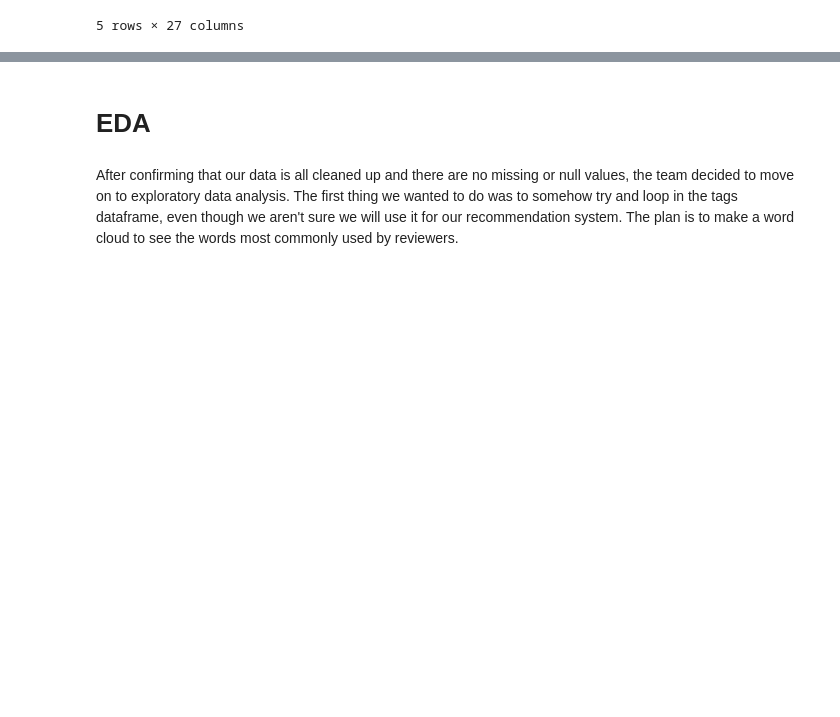
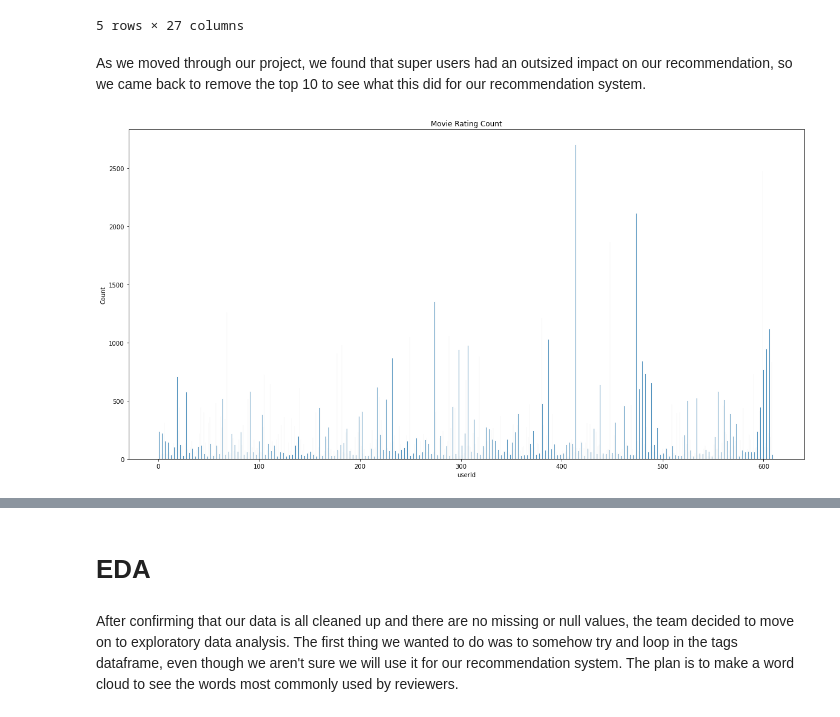
Before and after one commit to MackoyS/movielens-recommendation-system, a Jupyter notebook: eda_mackoy.ipynb, the cells around one changed output, grey strips where cells are left out. Cells and saved outputs as stored; diff of their text form; code cells hidden in the pictures; blank space fills up the shorter version.

Commit message:
Update to project notes.

```diff
--- a/eda_mackoy.ipynb
+++ b/eda_mackoy.ipynb
@@ -392,3 +392,12 @@ movie.head()
 | 3 | 1 | Toy Story | Adventure|Animation|Children|Come... | 15 | 2.5 | 1510577970 | 1995 | 0 | 1 | 1 | ... |
 | 4 | 1 | Toy Story | Adventure|Animation|Children|Come... | 17 | 4.5 | 1305696483 | 1995 | 0 | 1 | 1 | ... |
 5 rows × 27 columns
+# %% [markdown]
+As we moved through our project, we found that super users had an outsized impact on our recommendation, so we came back to remove the top 10 to see what this did for our recommendation system.
+# %%
+#plotting users
+plt.figure(figsize=(20,10))
+sns.histplot(data=movie, x='userId', binwidth=.2)
+plt.title('Movie Rating Count');
+# %% [output]
+[figure, added]
```
Also changed, not shown: parts of 5 cells of this notebook.
